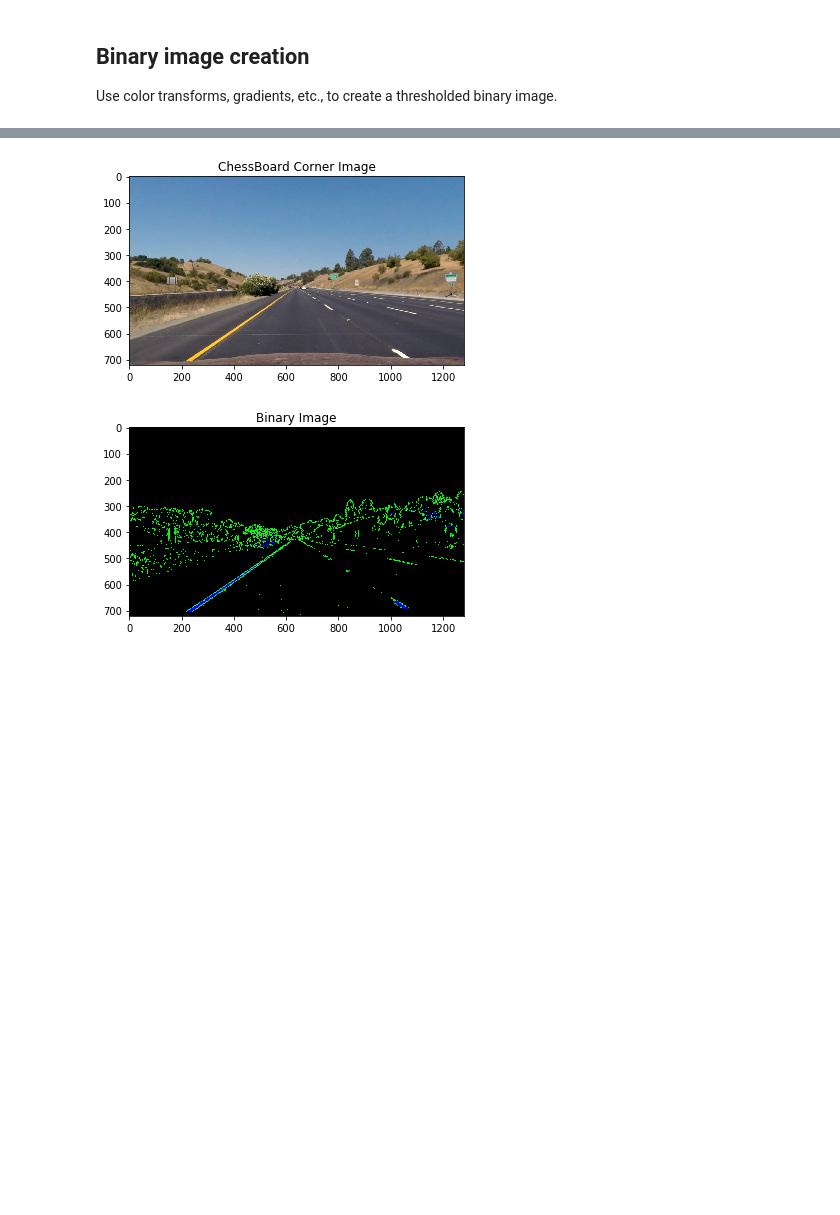
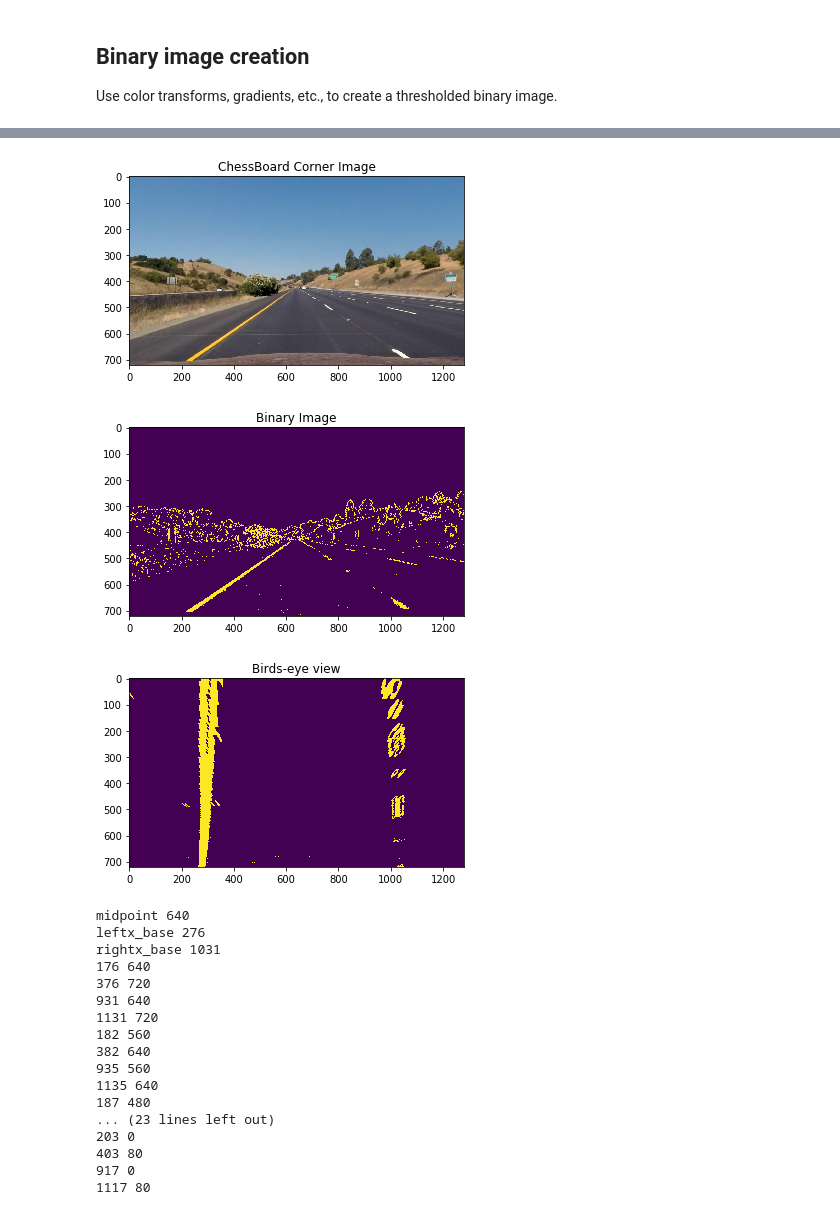
Before and after one commit to arunchavan89/CarND-Advanced-Lane-Lines, a Jupyter notebook: advanced_lane_detection.ipynb, the cells around one changed output, grey strips where cells are left out. Saved outputs shown, nothing was run; the diff lists cells and outputs as text; code cells hidden in the pictures; blank space fills up the shorter version.

```diff
--- a/advanced_lane_detection.ipynb
+++ b/advanced_lane_detection.ipynb
@@ -24,7 +24,7 @@ import glob # To read all images inside a folder
 import yaml
 
 # Flag for debugging the output
-DEFINE_DEBUG = 1
+DEBUG_ENABLED = 0
 CALIBRATE = 1
 # Write real world co-ordinates of the corners of the chess board.
 objp = np.zeros(((9*6),3), np.float32)
@@ -44,7 +44,7 @@ def draw_chess_board_corners(ret, corners, img, objpoints, imgpoints):
         img = cv2.drawChessboardCorners(img, (9,6), corners, ret)
         objpoints.append(objp)
         imgpoints.append(corners)
-        if(0):
+        if(DEBUG_ENABLED):
             plt.imshow(img, cmap ='gray')
             plt.title("ChessBoard Corner Image")
             plt.show()
@@ -55,7 +55,7 @@ def calibrate_camera(images):
     for image in images:
         img = plt_img.imread(image)
         gray = grayscale(img)
-        if(0):
+        if(DEBUG_ENABLED):
             plt.imshow(gray, cmap ='gray')
             plt.title("Grayscale image")
             plt.show()
@@ -73,7 +73,7 @@ def undistort_chessboard_images(images, mtx, dist):
         img = plt_img.imread(image)
         # Un-distort images
         dst = cv2.undistort(img, mtx, dist, None, mtx)
-        if(0):
+        if(DEBUG_ENABLED):
             plt.imshow(dst)
             plt.title("ChessBoard Corner Image")
             plt.show()
@@ -112,5 +112,8 @@ def binary_image_creation(img, sx_thresh=(20, 100), s_thresh=(170, 255)):
     s_binary[(s_channel >= s_thresh[0]) & (s_channel <= s_thresh[1])] = 1
 
     # Stack each channel
-    color_binary = np.dstack(( np.zeros_like(sxbinary), sxbinary, s_binary)) * 255
-    return color_binary
+    #color_binary = np.dstack(( np.zeros_like(sxbinary), sxbinary, s_binary)) * 255
+    # Combine the two binary thresholds
+    combined_binary = np.zeros_like(sxbinary)
+    combined_binary[(s_binary == 1) | (sxbinary == 1)] = 1
+    return combined_binary
@@ -116,0 +122,12 @@ def binary_image_creation(img, sx_thresh=(20, 100), s_thresh=(170, 255)):
+# %%
+ def perspective_transform(src, dst, undist_image):
+    # Given src and dst points, calculate the perspective transform matrix
+    M = cv2.getPerspectiveTransform(src, dst)
+    # Warp the image using OpenCV warpPerspective()
+    img_size = (undist_image.shape[1], undist_image.shape[0])
+    warped = cv2.warpPerspective(undist_image, M, img_size)
+    if(1):
+        plt.imshow(warped)
+        plt.title("Birds-eye view")
+        plt.show()
+    return warped
@@ -117,27 +279,61 @@ def binary_image_creation(img, sx_thresh=(20, 100), s_thresh=(170, 255)):
 # %%
 
 if (__name__== '__main__' ):
     # Read all images from a folder
     images = glob.glob("camera_cal/*.jpg")
 
     if (CALIBRATE):
         # Calibrate Camera
         mtx, dist = calibrate_camera(images)
 
     # Undistort Chess Images
-    if(0):
+    if(DEBUG_ENABLED):
         undistort_chessboard_images(image, mtx, dist)
 
     # Undistort Test Images
     image = plt_img.imread("test_images/straight_lines1.jpg")
     undistorted_image = undistort_images(image, mtx, dist)
 
     # Binary image creation
     binay_image = binary_image_creation(undistorted_image, sx_thresh=(20, 100), s_thresh=(170, 255))
     if(1):
         plt.imshow(binay_image)
         plt.title("Binary Image")
         plt.show()
+
+    # Pixel points on the road in the input image
+    src = np.float32([[260, 670], [590, 450], [690, 450], [1041, 670]])
+
+    # Points where the input image is to be transformed
+    dst = np.float32([[260, 719], [260, 0], [1050, 0], [1050, 719]])
+
+    # # Perspective Transformation
+    binary_warped = perspective_transform(src, dst, binay_image)
+
+    # Detect lane pixels and fit to find the lane boundary.
+    out_img = fit_polynomial(binary_warped)
+    if(1):
+        plt.imshow(out_img)
+        plt.title("Lane Image")
+        plt.show()
 # %% [output]
 [figure]
-[figure, old version]
+[figure, new version]
+[figure, added]
+midpoint 640
+leftx_base 276
+rightx_base 1031
+176 640
+376 720
+931 640
+1131 720
+182 560
+382 640
+935 560
+1135 640
+187 480
+... (23 lines left out)
+203 0
+403 80
+917 0
+1117 80
```
Also changed, not shown: parts of 5 cells of this notebook.
